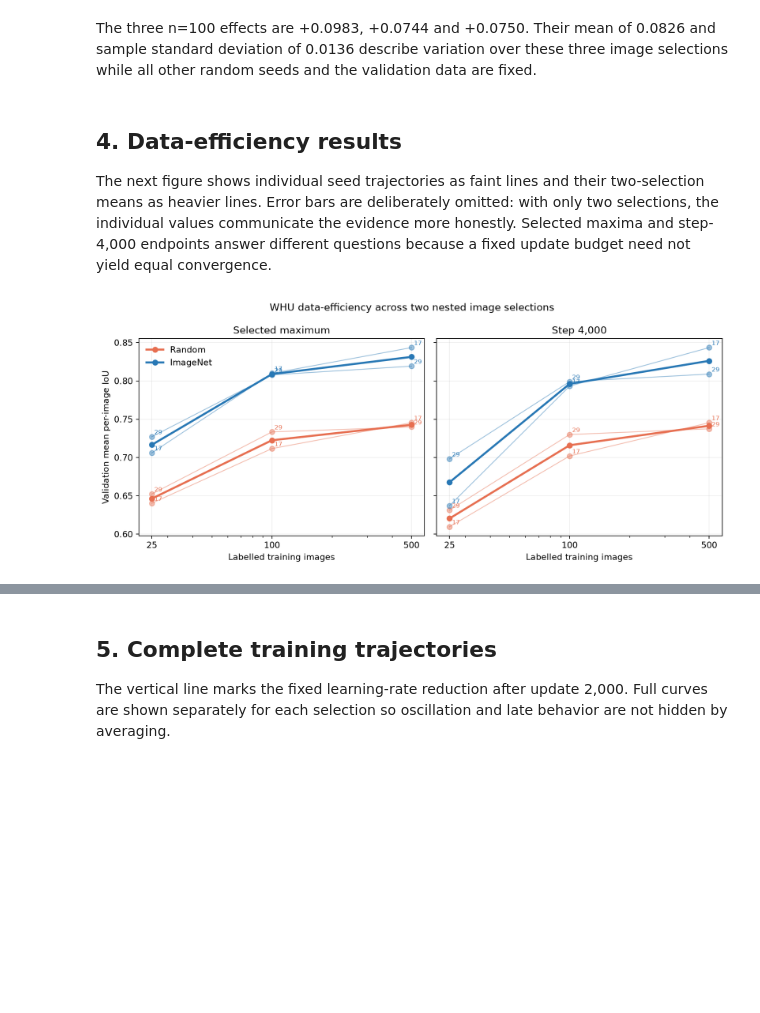
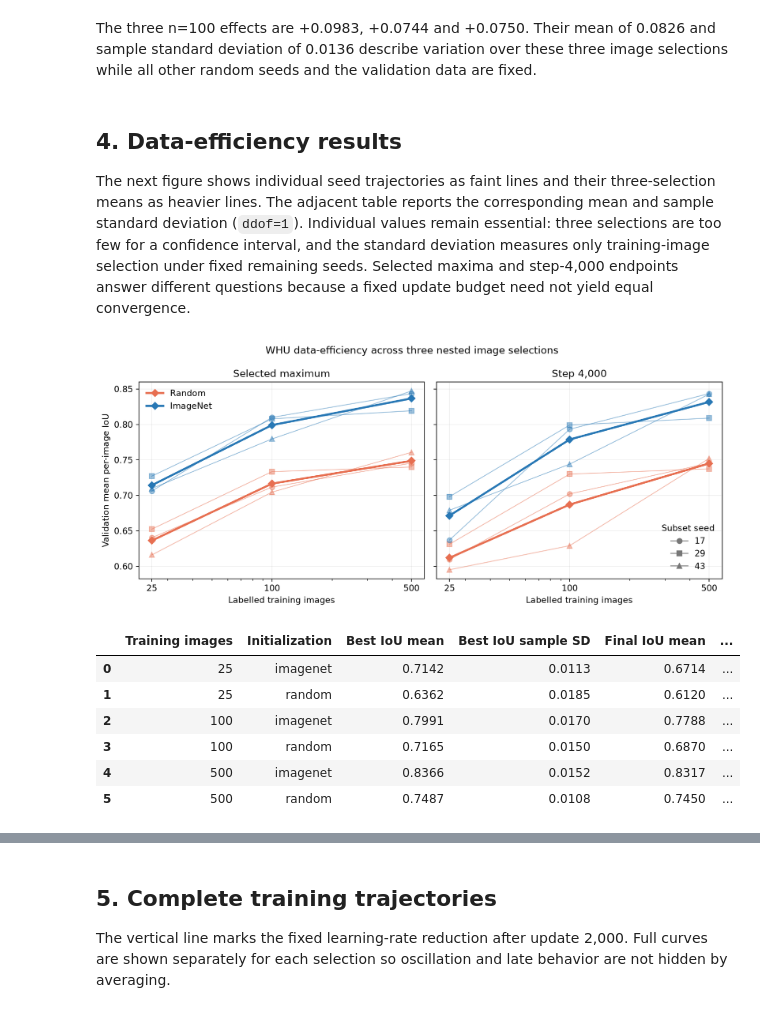
Before and after one commit to manuelmiddendorf/data-efficient-roof-segmentation, a Jupyter notebook: notebooks/07_external_replication_pilot.ipynb, the cells around one changed output, grey strips where cells are left out. Saved outputs shown, nothing was run; the diff lists cells and outputs as text; code cells hidden in the pictures; blank space fills up the shorter version.

```diff
--- a/notebooks/07_external_replication_pilot.ipynb
+++ b/notebooks/07_external_replication_pilot.ipynb
@@ -79,11 +88,24 @@ The three n=100 effects are +0.0983, +0.0744 and +0.0750. Their mean of 0.0826 a
 # %% [markdown]
 ## 4. Data-efficiency results
 
-The next figure shows individual seed trajectories as faint lines and their two-selection means as heavier lines. Error bars are deliberately omitted: with only two selections, the individual values communicate the evidence more honestly. Selected maxima and step-4,000 endpoints answer different questions because a fixed update budget need not yield equal convergence.
+The next figure shows individual seed trajectories as faint lines and their three-selection means as heavier lines. The adjacent table reports the corresponding mean and sample standard deviation (`ddof=1`). Individual values remain essential: three selections are too few for a confidence interval, and the standard deviation measures only training-image selection under fixed remaining seeds. Selected maxima and step-4,000 endpoints answer different questions because a fixed update budget need not yield equal convergence.
 # %%
 display(Image(filename=ROOT / "reports/figures/07_whu_data_efficiency.png"))
+summary_columns = {
+    "training_size": "Training images", "initialization": "Initialization",
+    "best_iou_mean": "Best IoU mean", "best_iou_sample_sd": "Best IoU sample SD",
+    "last_iou_mean": "Final IoU mean", "last_iou_sample_sd": "Final IoU sample SD",
+}
+display(SUMMARY.rename(columns=summary_columns).round(4))
 # %% [output]
-[figure, old version]
+[figure, new version]
+|  | Training images | Initialization | Best IoU mean | Best IoU sample SD | Final IoU mean | ... |
+| 0 | 25 | imagenet | 0.7142 | 0.0113 | 0.6714 | ... |
+| 1 | 25 | random | 0.6362 | 0.0185 | 0.6120 | ... |
+| 2 | 100 | imagenet | 0.7991 | 0.0170 | 0.7788 | ... |
+| 3 | 100 | random | 0.7165 | 0.0150 | 0.6870 | ... |
+| 4 | 500 | imagenet | 0.8366 | 0.0152 | 0.8317 | ... |
+| 5 | 500 | random | 0.7487 | 0.0108 | 0.7450 | ... |
 # %%
 columns = {
     "subset_seed": "Seed", "training_size": "Training images",
```
Also changed, not shown: parts of 18 cells of this notebook, 22 other files.
